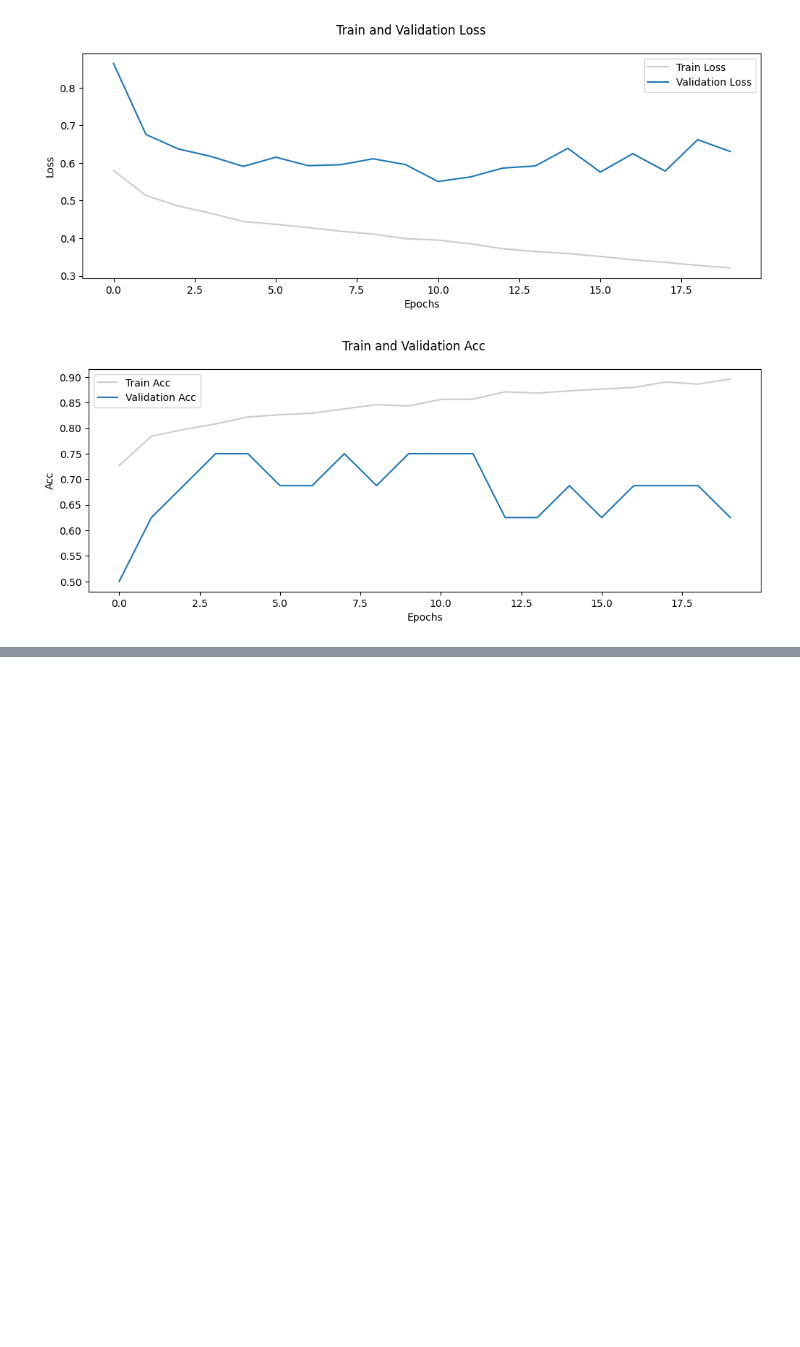
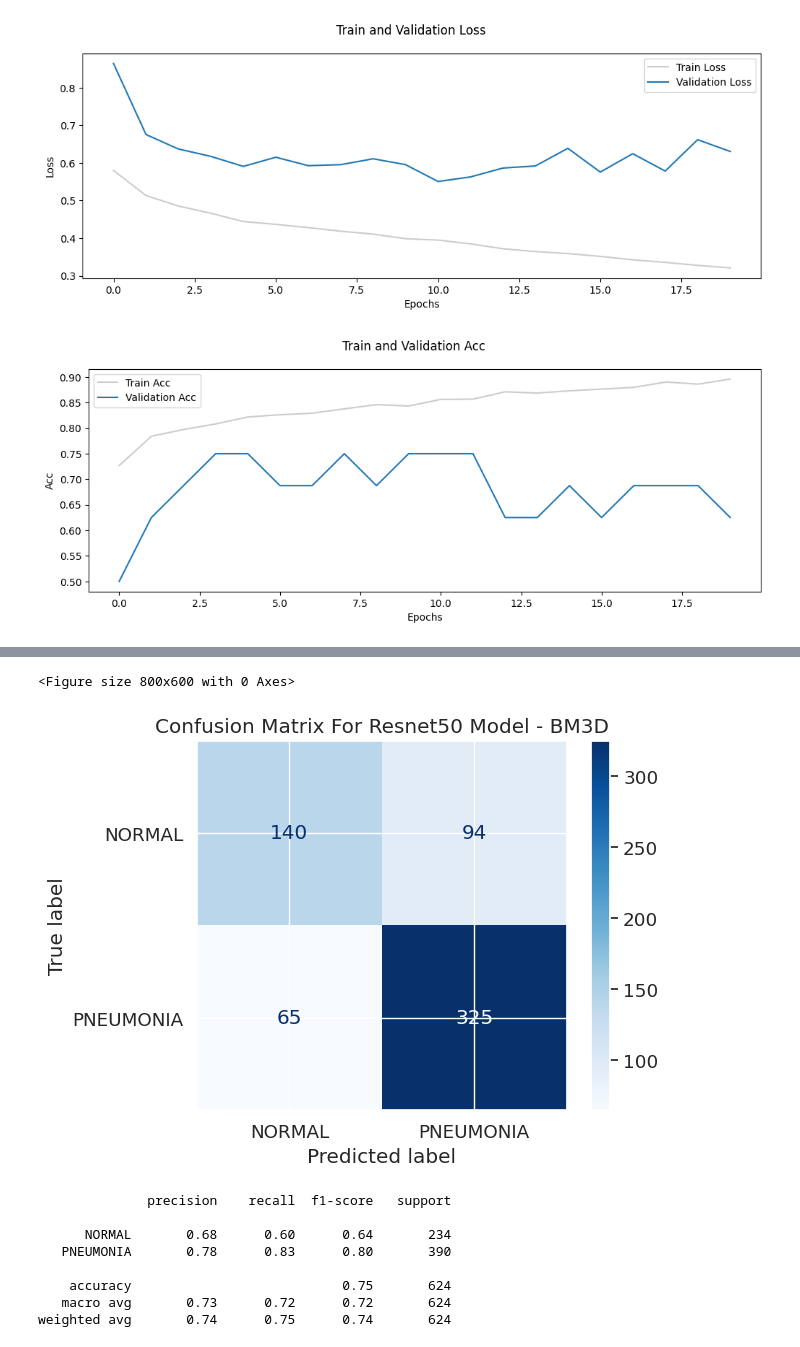
Before and after one commit to dawlattt/denoising-pneumonia, a Jupyter notebook: ResNet50/resnet_baseline.ipynb, the cells around one changed output, grey strips where cells are left out. Drawn from its saved outputs; the diff is of its cells as text; code cells hidden in the pictures; blank space fills up the shorter version.

```diff
--- a/ResNet50/resnet_baseline.ipynb
+++ b/ResNet50/resnet_baseline.ipynb
@@ -217,26 +221,50 @@ _ = ax.legend()
 # %% [output]
 [figure]
 # %%
-def test_best_model(model, test_loader, criterion, best_model_path):
-    # Load the best model
+def plot_confusion_matrix(cm, class_labels):
+    plt.figure(figsize=(8, 6))
+    sns.set(font_scale=1.2)
+    disp = ConfusionMatrixDisplay(confusion_matrix=cm, display_labels=class_labels)
+    disp.plot(cmap=plt.cm.Blues, values_format='d')
+
+    plt.title('Confusion Matrix For Resnet50 Model - BM3D')
+    plt.show()
+
+def test_best_model(model, test_loader, criterion, best_model_path, device):
     model.load_state_dict(torch.load(best_model_path))
     model.eval()
 
     test_loss = 0
     correct = 0
     total = 0
+    all_preds = []
+    all_targets = []
 
-    with tqdm(test_loader, unit="batch") as tepoch:
-        for batch_idx, (data, target) in enumerate(tepoch):
+    with torch.no_grad():
+        for data, target in test_loader:
             data, target = data.to(device), target.to(device)
 
             output = model(data)
             loss = criterion(output, target)
             test_loss += loss.item()
 
-            _, predicted = output.max(1)
+            _, predicted = torch.max(output, 1)
             total += target.size(0)
             correct += predicted.eq(target).sum().item()
 
-        accuracy = 100. * correct / total
-        print('Test loss: {:.4f} Accuracy: {:.2f}%'.format(test_loss/(batch_idx+1), accuracy))
+            all_preds.extend(predicted.cpu().numpy())
+            all_targets.extend(target.cpu().numpy())
+
+    accuracy = 100. * correct / total
+    print('Test loss: {:.4f} Accuracy: {:.2f}%'.format(test_loss / len(test_loader), accuracy))
+
+    # Confusion Matrix
+    cm = confusion_matrix(all_targets, all_preds)
+    class_labels = ['NORMAL', 'PNEUMONIA']
+
+    # Plot Confusion Matrix
+    plot_confusion_matrix(cm, class_labels)
+
+    # Classification Report
+    report = classification_report(all_targets, all_preds, target_names=class_labels)
+    print(report)
@@ -253,0 +271,7 @@ Test loss: 0.5475 Accuracy: 72.28%
+# %%
+# Path for Weights of Best Model
+best_resnet_path = '/home/dawlat.akaila/Documents/AI_LABS/PROJECT_FINAL/project_material/weights/BM3D/resnet50_bm3d.pth'  # Replace with the actual path and filename of the best model
+# %%
+device = torch.device('cuda' if torch.cuda.is_available() else 'cpu')
+test_best_model(model=resnet50_model, test_loader=test_loader, criterion=criterion, best_model_path=best_resnet_path, device=device)
+# %% [output]
@@ -253,0 +279,10 @@ Test loss: 0.5475 Accuracy: 72.28%
+<Figure size 800x600 with 0 Axes>
+[figure, added]
+              precision    recall  f1-score   support
+
+      NORMAL       0.68      0.60      0.64       234
+   PNEUMONIA       0.78      0.83      0.80       390
+
+    accuracy                           0.75       624
+   macro avg       0.73      0.72      0.72       624
+weighted avg       0.74      0.75      0.74       624
```
Also changed, not shown: parts of 4 cells of this notebook, 2 other files.
